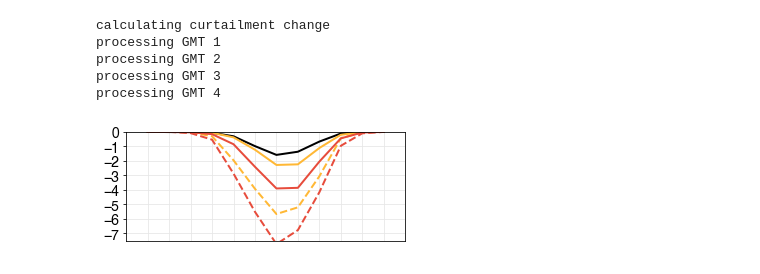
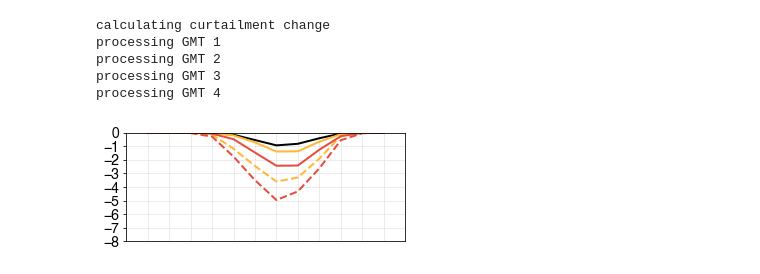
Before and after one commit to ecoffel/grad-research, a Jupyter notebook: 2019-electricity/el_outage_by_month_change.ipynb, the cells around one changed output. Saved outputs shown, nothing was run; the diff lists cells and outputs as text; code cells hidden in the pictures.

```diff
--- a/2019-electricity/el_outage_by_month_change.ipynb
+++ b/2019-electricity/el_outage_by_month_change.ipynb
@@ -35,6 +35,8 @@ dataDirDiscovery = '/dartfs-hpc/rc/lab/C/CMIG/ecoffel/data/projects/electricity'
 
 plotFigs = True
 
+rebuild = True
+
 runoffModel = 'grdc'
 
 qstr = '-qdistfit-best'
@@ -539,7 +544,7 @@ else:
     with gzip.open('%s/script-data/ppFutureTxQsData-preIndRef.dat'%dataDirDiscovery, 'wb') as f:
        pickle.dump(ppFutureData, f)
 # %%
-if os.path.isfile('%s/script-data/pc-monthly-outage-chg-%s-mdl%d-preIndRef-%s.dat'%(dataDirDiscovery, qsVar, mdlPrc, modelPower)):
+if not rebuild and os.path.isfile('%s/script-data/pc-monthly-outage-chg-%s-mdl%d-preIndRef-%s.dat'%(dataDirDiscovery, qsVar, mdlPrc, modelPower)):
     with open('%s/script-data/pc-monthly-outage-chg-%s-mdl%d-preIndRef-%s.dat'%(dataDirDiscovery, qsVar, mdlPrc, modelPower), 'rb') as f:
         plantMonthlyOutageChg = pickle.load(f)
 else:
@@ -609,7 +614,7 @@ snsColors = sns.color_palette(["#3498db", "#e74c3c"])
 
 fig = plt.figure(figsize=(5,2))
 plt.xlim([0, 13])
-plt.ylim([-7.5, 0])
+plt.ylim([-8, 0])
 # plt.ylim([-11, 0])
 plt.grid(True, color=[.9,.9,.9])
 
@@ -617,36 +622,36 @@ plt.grid(True, color=[.9,.9,.9])
 # plt.plot(list(range(1,13)), np.nanmean(pcPreInd,axis=0), '-', lw=2, color=snsColors[0])
 plt.plot(list(range(1,13)), np.nanmean(pcHist,axis=0), '-', lw=2, color='black')
 plt.plot(list(range(1,13)), np.nanmean(np.nanmean(plantMonthlyOutageChg[1,:,:,:],axis=2),axis=0), '-', lw=2, color='#ffb835')
 plt.plot(list(range(1,13)), np.nanmean(plantMonthlyOutageChg[1,:,:,outageMonthlyFutGMT2Min],axis=0), '--', lw=2, color='#ffb835')
 plt.plot(list(range(1,13)), np.nanmean(np.nanmean(plantMonthlyOutageChg[3,:,:,:],axis=2),axis=0), '-', lw=2, color=snsColors[1])
 plt.plot(list(range(1,13)), np.nanmean(plantMonthlyOutageChg[3,:,:,outageMonthlyFutGMT4Min],axis=0), '--', lw=2, color=snsColors[1])
 
 plt.xticks(list(range(1,13)))
-plt.yticks(np.arange(-7,1,1))
+plt.yticks(np.arange(-8,1,1))
 
 plt.xticks(list(range(1,13)))
 
 for tick in plt.gca().xaxis.get_major_ticks():
     tick.label.set_fontname('Helvetica')
     tick.label.set_fontsize(14)
 for tick in plt.gca().yaxis.get_major_ticks():
     tick.label.set_fontname('Helvetica')
     tick.label.set_fontsize(14)
 
 # plt.gca().spines['bottom'].set_visible(False)
 plt.tick_params(
     axis='x',          # changes apply to the x-axis
     which='both',      # both major and minor ticks are affected
     bottom=False,      # ticks along the bottom edge are off
     top=False,         # ticks along the top edge are off
     labelbottom=False) # labels along the bottom edge are off
 
 # plt.xlabel('Month', fontname = 'Helvetica', fontsize=16)
 
 if plotFigs:
-    plt.savefig('outage-chg-by-month-%s%s-mdl%d-%s.eps'%(runoffModel, qstr, mdlPrc, modelPower), format='eps', dpi=500, bbox_inches = 'tight', pad_inches = 0)
+    plt.savefig('outage-chg-by-month-%s%s-mdl%d-%s-compare.eps'%(runoffModel, qstr, mdlPrc, modelPower), format='eps', dpi=500, bbox_inches = 'tight', pad_inches = 0)
 # %% [output]
-[figure, old version]
+[figure, new version]
 # %%
 fig = plt.figure(figsize=(5,2))
 plt.xlim([0, 13])
```
Also changed, not shown: parts of 2 cells of this notebook, 8 other files.
